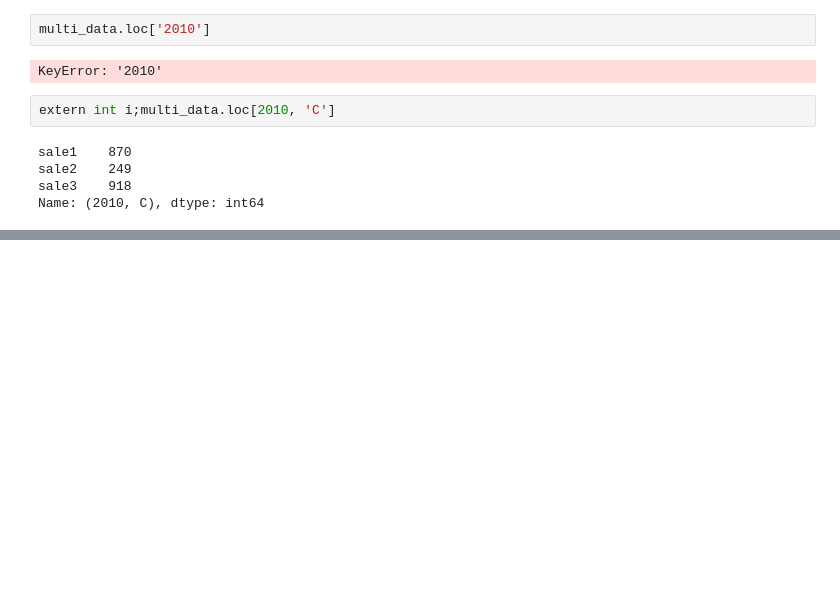
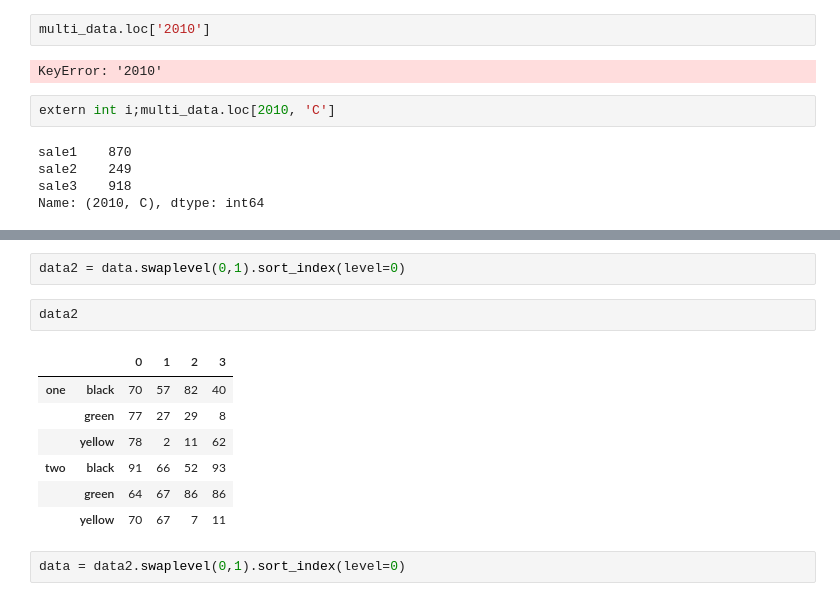
Before and after one commit to optimho/DataScience, a Jupyter notebook: scratch_pad.ipynb, the cells around one changed output, grey strips where cells are left out. Cells and saved outputs as stored; diff of their text form; blank space fills up the shorter version.

```diff
--- a/scratch_pad.ipynb
+++ b/scratch_pad.ipynb
@@ -84,0 +110,14 @@ Name: (2010, C), dtype: int64
+# %%
+data2 = data.swaplevel(0,1).sort_index(level=0)
+# %%
+data2
+# %% [output]
+|  |  | 0 | 1 | 2 | 3 |
+| one | black | 70 | 57 | 82 | 40 |
+|  | green | 77 | 27 | 29 | 8 |
+|  | yellow | 78 | 2 | 11 | 62 |
+| two | black | 91 | 66 | 52 | 93 |
+|  | green | 64 | 67 | 86 | 86 |
+|  | yellow | 70 | 67 | 7 | 11 |
+# %%
+data = data2.swaplevel(0,1).sort_index(level=0)
```
Also changed, not shown: parts of 19 cells of this notebook, 19 other files.
